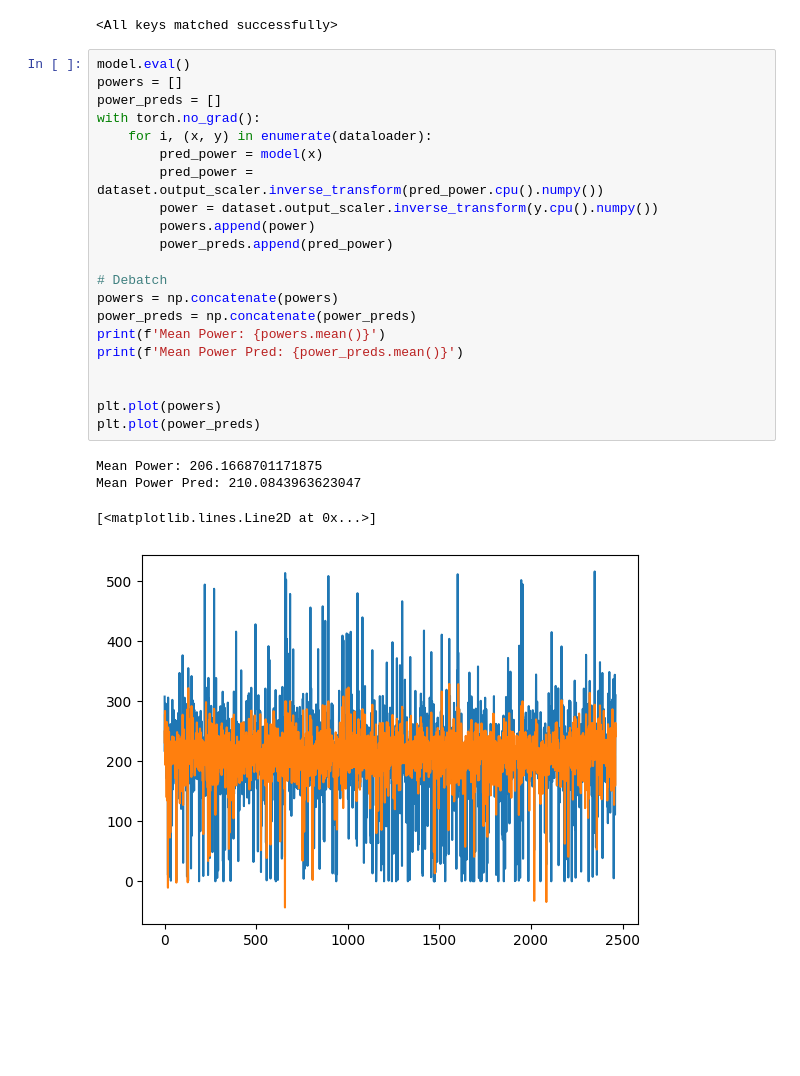
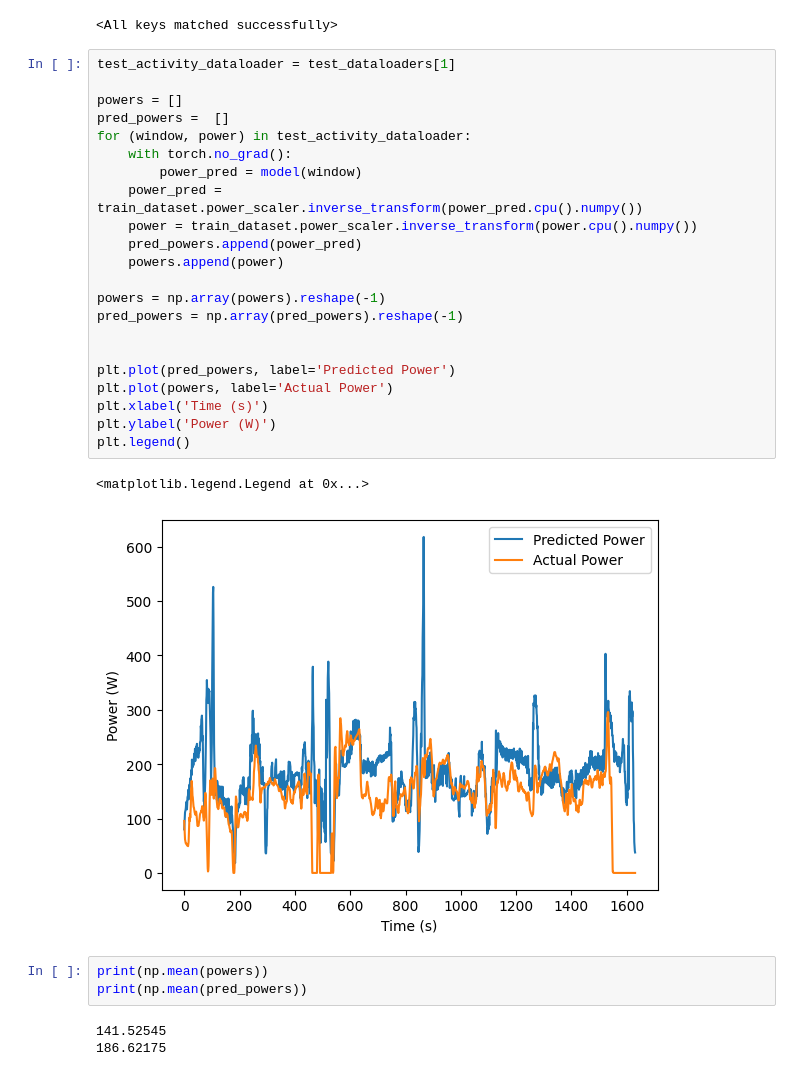
Before and after one commit to becklabs/wind2watts, a Jupyter notebook: notebooks/training/LatLonWind.ipynb, the cells around one changed output. Cells and saved outputs as stored; diff of their text form; blank space fills up the shorter version.

```diff
--- a/notebooks/training/LatLonWind.ipynb
+++ b/notebooks/training/LatLonWind.ipynb
@@ -159,29 +192,34 @@ best_model = SimpleRNN(6, 32)
 best_model.load_state_dict(torch.load('../training_checkpoints/lat_lon/simplernn_v1p0/best_model.pt'))
 # %% [output]
 <All keys matched successfully>
-# %%
-model.eval()
-powers = []
-power_preds = []
-with torch.no_grad():
-    for i, (x, y) in enumerate(dataloader):
-        pred_power = model(x)
-        pred_power = dataset.output_scaler.inverse_transform(pred_power.cpu().numpy())
-        power = dataset.output_scaler.inverse_transform(y.cpu().numpy())
-        powers.append(power)
-        power_preds.append(pred_power)
-
-# Debatch
-powers = np.concatenate(powers)
-power_preds = np.concatenate(power_preds)
-print(f'Mean Power: {powers.mean()}')
-print(f'Mean Power Pred: {power_preds.mean()}')
-
-
-plt.plot(powers)
-plt.plot(power_preds)
-# %% [output]
-Mean Power: 206.1668701171875
-Mean Power Pred: 210.0843963623047
-[<matplotlib.lines.Line2D at 0x...>]
-[figure, removed]
+# %%
+test_activity_dataloader = test_dataloaders[1]
+
+powers = []
+pred_powers =  []
+for (window, power) in test_activity_dataloader:
+    with torch.no_grad():
+        power_pred = model(window)
+    power_pred = train_dataset.power_scaler.inverse_transform(power_pred.cpu().numpy())
+    power = train_dataset.power_scaler.inverse_transform(power.cpu().numpy())
+    pred_powers.append(power_pred)
+    powers.append(power)
+
+powers = np.array(powers).reshape(-1)
+pred_powers = np.array(pred_powers).reshape(-1)
+
+
+plt.plot(pred_powers, label='Predicted Power')
+plt.plot(powers, label='Actual Power')
+plt.xlabel('Time (s)')
+plt.ylabel('Power (W)')
+plt.legend()
+# %% [output]
+<matplotlib.legend.Legend at 0x...>
+[figure, added]
+# %%
+print(np.mean(powers))
+print(np.mean(pred_powers))
+# %% [output]
+141.52545
+186.62175
```
Also changed, not shown: parts of 5 cells of this notebook, 10 other files.
